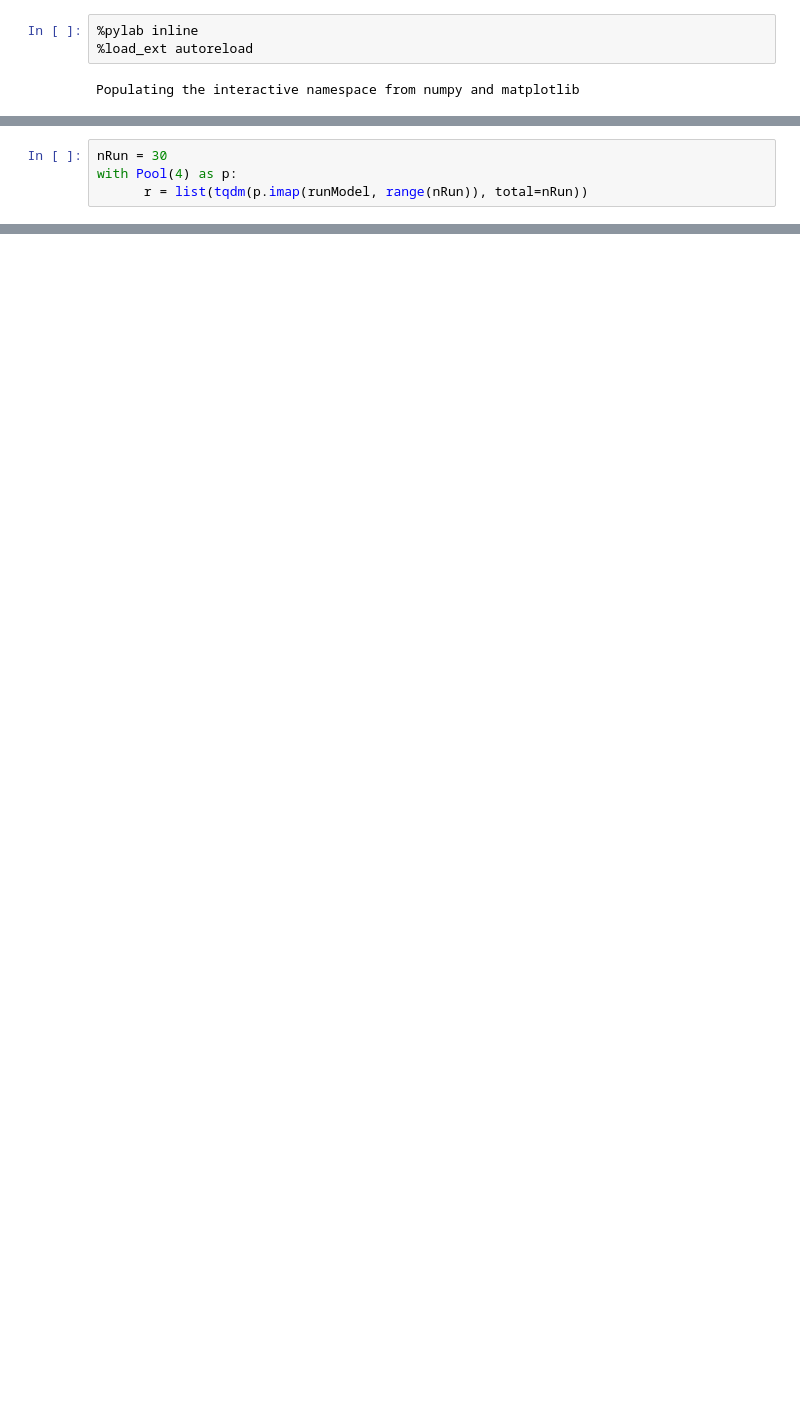
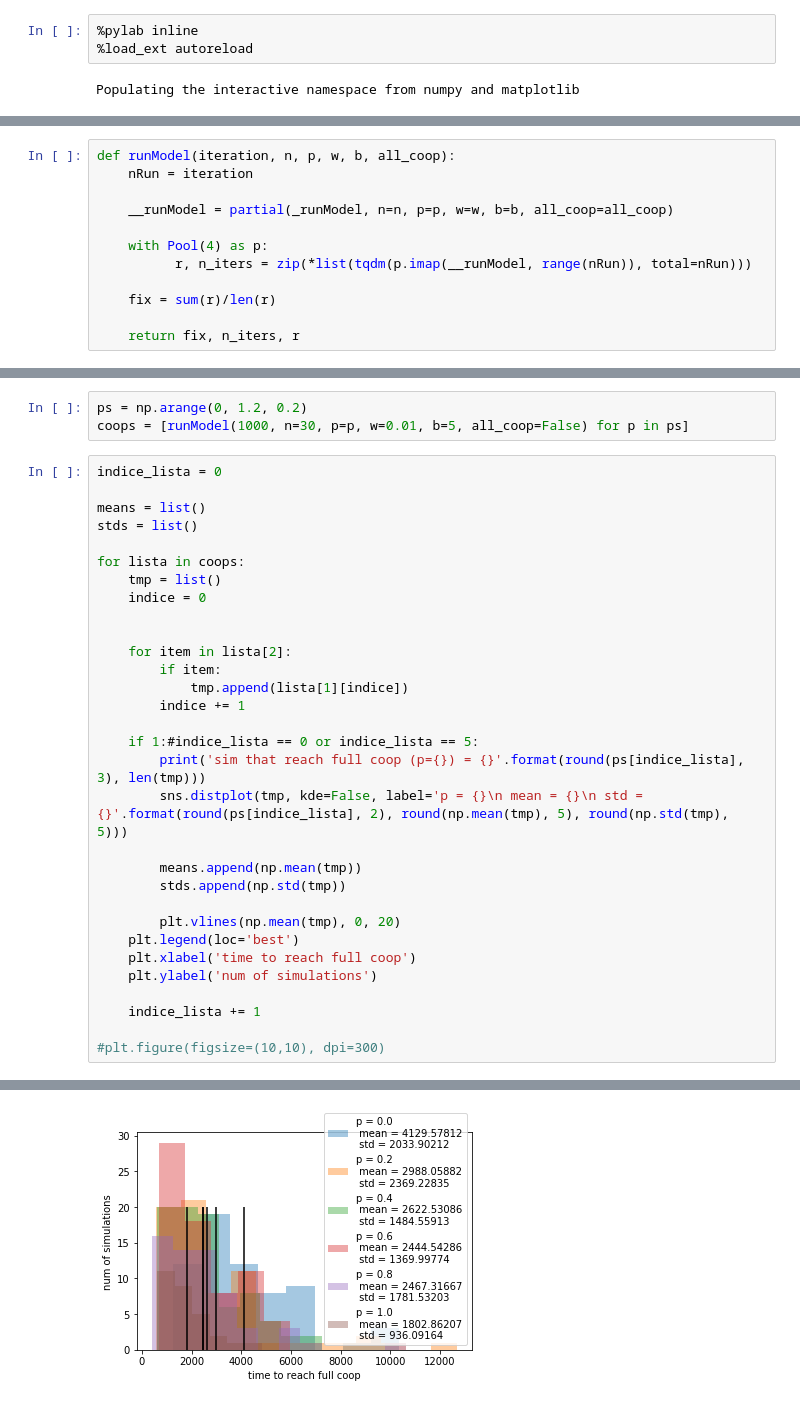
Before and after one commit to palozano/c72w, a Jupyter notebook: code/72h_NIGHTmate.ipynb, the cells around one changed output, grey strips where cells are left out. Saved outputs shown, nothing was run; the diff lists cells and outputs as text; blank space fills up the shorter version.

```diff
--- a/code/72h_NIGHTmate.ipynb
+++ b/code/72h_NIGHTmate.ipynb
@@ -279,4 +5,0 @@ def runModel(i):
-# %%
-nRun = 30
-with Pool(4) as p:
-      r = list(tqdm(p.imap(runModel, range(nRun)), total=nRun))
@@ -343,0 +158,12 @@ plt.plot([expit(i) for i in range(-10, 10)])
+# %%
+def runModel(iteration, n, p, w, b, all_coop):
+    nRun = iteration
+
+    __runModel = partial(_runModel, n=n, p=p, w=w, b=b, all_coop=all_coop)
+
+    with Pool(4) as p:
+          r, n_iters = zip(*list(tqdm(p.imap(__runModel, range(nRun)), total=nRun)))
+
+    fix = sum(r)/len(r)
+
+    return fix, n_iters, r
@@ -343,0 +172,35 @@ plt.plot([expit(i) for i in range(-10, 10)])
+# %%
+ps = np.arange(0, 1.2, 0.2)
+coops = [runModel(1000, n=30, p=p, w=0.01, b=5, all_coop=False) for p in ps]
+# %%
+indice_lista = 0
+
+means = list()
+stds = list()
+
+for lista in coops:
+    tmp = list()
+    indice = 0
+
+
+    for item in lista[2]:
+        if item:
+            tmp.append(lista[1][indice])
+        indice += 1
+
+    if 1:#indice_lista == 0 or indice_lista == 5:
+        print('sim that reach full coop (p={}) = {}'.format(round(ps[indice_lista], 3), len(tmp)))
+        sns.distplot(tmp, kde=False, label='p = {}\n mean = {}\n std = {}'.format(round(ps[indice_lista], 2), round(np.mean(tmp), 5), round(np.std(tmp), 5)))
+
+        means.append(np.mean(tmp))
+        stds.append(np.std(tmp))
+
+        plt.vlines(np.mean(tmp), 0, 20)
+    plt.legend(loc='best')
+    plt.xlabel('time to reach full coop')
+    plt.ylabel('num of simulations')
+
+    indice_lista += 1
+
+#plt.figure(figsize=(10,10), dpi=300)
+# %% [output]
@@ -343,0 +213 @@ plt.plot([expit(i) for i in range(-10, 10)])
+[figure, added]
```
Also changed, not shown: parts of 51 cells of this notebook.
